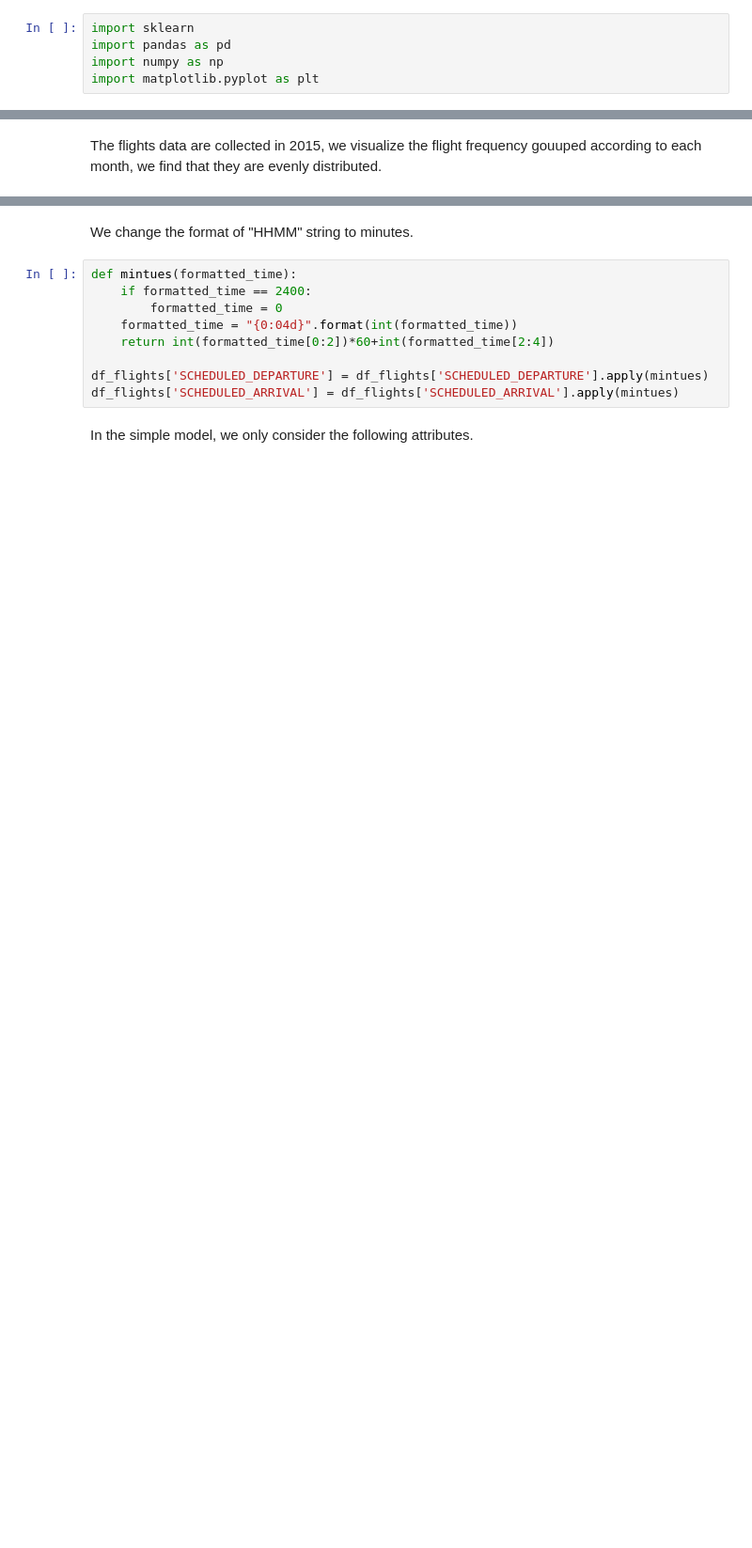
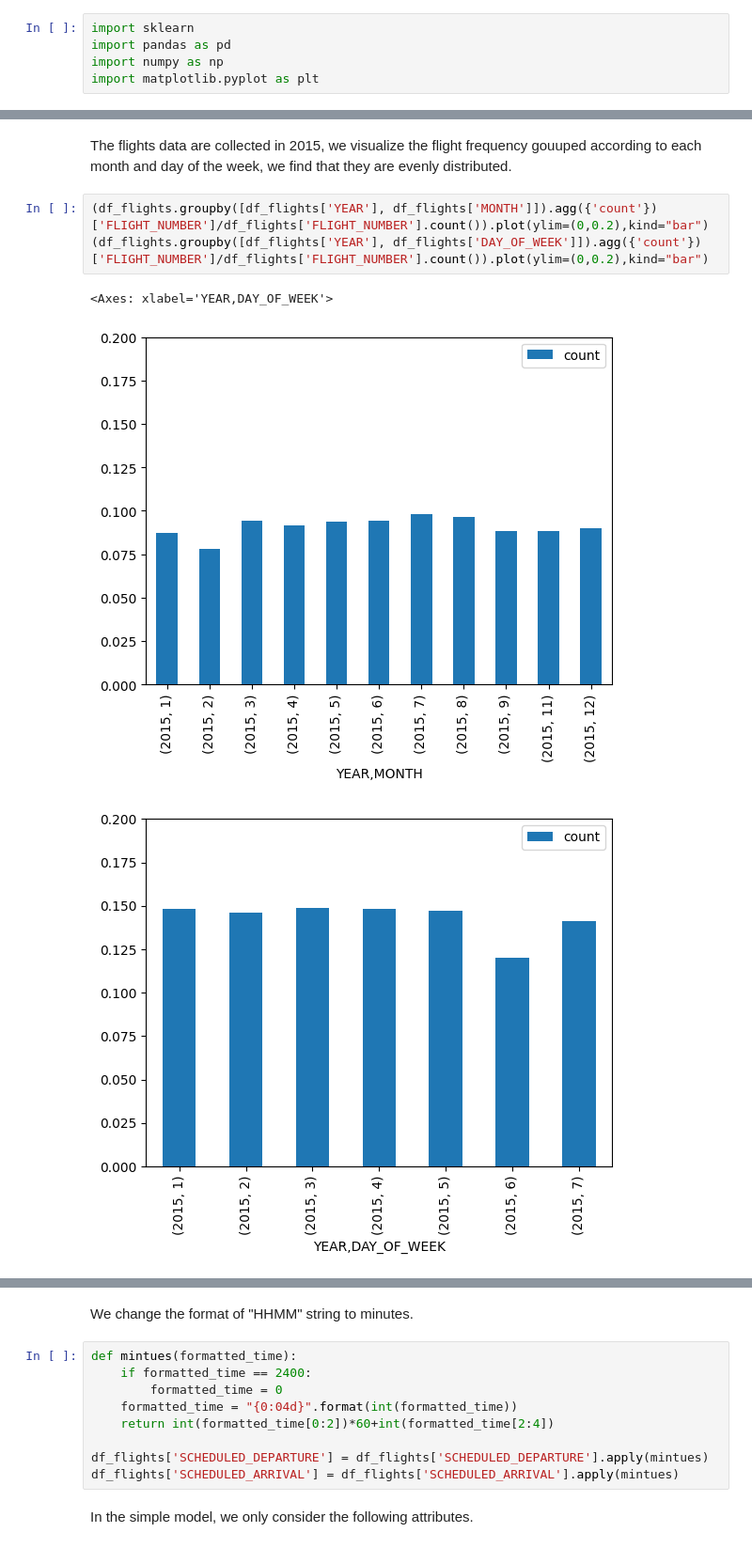
Before and after one commit to yhangchen/Flight-Delays-Prediction, a Jupyter notebook: solution.ipynb, the cells around one changed output, grey strips where cells are left out. Shown at 94% size. Cells and saved outputs as stored; diff of their text form; blank space fills up the shorter version.

```diff
--- a/solution.ipynb
+++ b/solution.ipynb
@@ -36,2 +135,9 @@ memory usage: 1.3+ GB
 # %% [markdown]
-The flights data are collected in 2015, we visualize the flight frequency gouuped according to each month, we find that they are evenly distributed.
+The flights data are collected in 2015, we visualize the flight frequency gouuped according to each month and day of the week, we find that they are evenly distributed.
+# %%
+(df_flights.groupby([df_flights['YEAR'], df_flights['MONTH']]).agg({'count'})['FLIGHT_NUMBER']/df_flights['FLIGHT_NUMBER'].count()).plot(ylim=(0,0.2),kind="bar")
+(df_flights.groupby([df_flights['YEAR'], df_flights['DAY_OF_WEEK']]).agg({'count'})['FLIGHT_NUMBER']/df_flights['FLIGHT_NUMBER'].count()).plot(ylim=(0,0.2),kind="bar")
+# %% [output]
+<Axes: xlabel='YEAR,DAY_OF_WEEK'>
+[figure, added]
+[figure, added]
```
Also changed, not shown: parts of 46 cells of this notebook.
